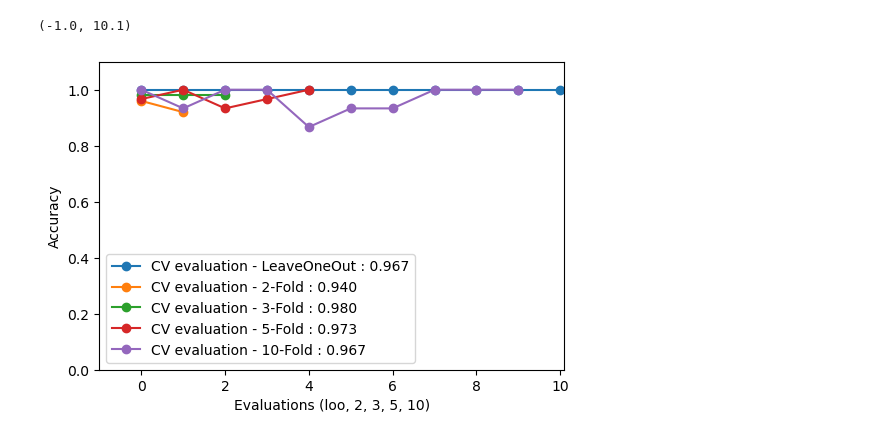
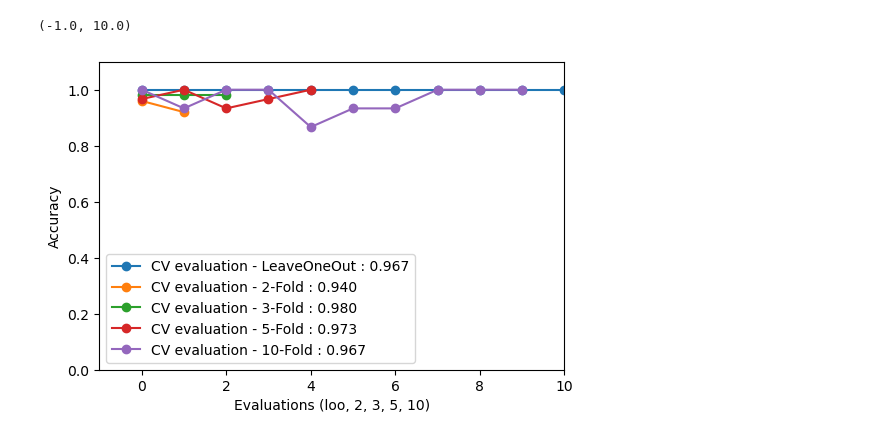
Before and after one commit to vibhatsu08/machine-learning-playground, a Jupyter notebook: comparing_leave_one_out_CV.ipynb, the cells around one changed output. Saved outputs shown, nothing was run; the diff lists cells and outputs as text; code cells hidden in the pictures.

```diff
--- a/comparing_leave_one_out_CV.ipynb
+++ b/comparing_leave_one_out_CV.ipynb
@@ -18,14 +18,14 @@ labels = ["LeaveOneOut", "2-Fold", "3-Fold", "5-Fold", "10-Fold"]
 # %%
 fig, ax = plt.subplots(figsize=(6, 4))
 for label, eval in zip(labels, evaluations):
     cv_score = skms.cross_val_score(model, dataset.data, dataset.target, cv=eval,scoring="accuracy", n_jobs=-1)
     score_label = "CV evaluation - {} : {:.3f}".format(label, cv_score.mean())
     ax.plot(cv_score, "o-", label=score_label)
 ax.set_xlabel("Evaluations (loo, 2, 3, 5, 10)")
 ax.set_ylabel("Accuracy")
 ax.legend(loc="best")
 ax.set_ylim(0.0, 1.1)
-ax.set_xlim(-1, 10.1)
+ax.set_xlim(-1, 10)
 # %% [output]
-(-1.0, 10.1)
+(-1.0, 10.0)
-[figure, old version]
+[figure, new version]
```
Also changed, not shown: parts of 3 cells of this notebook.
